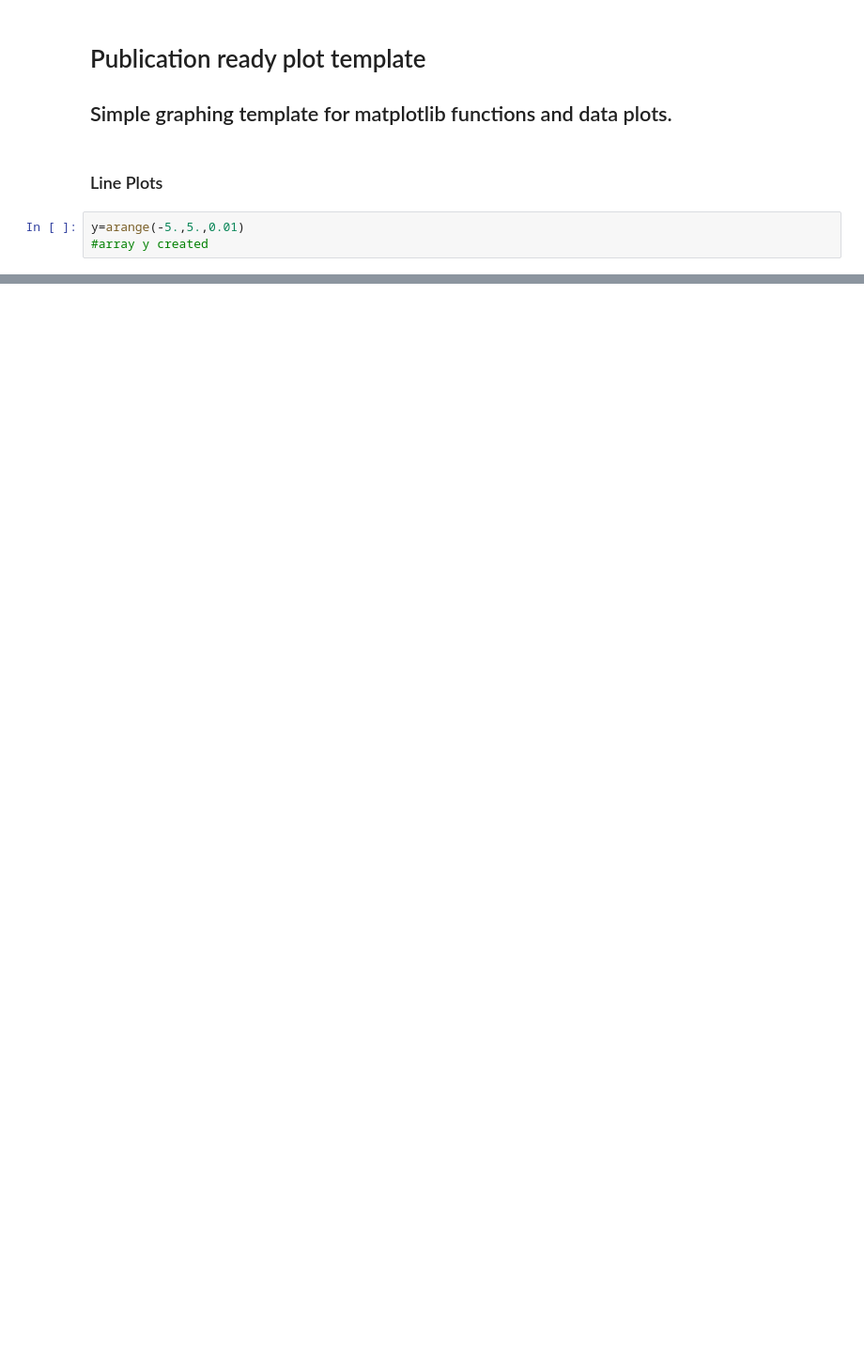
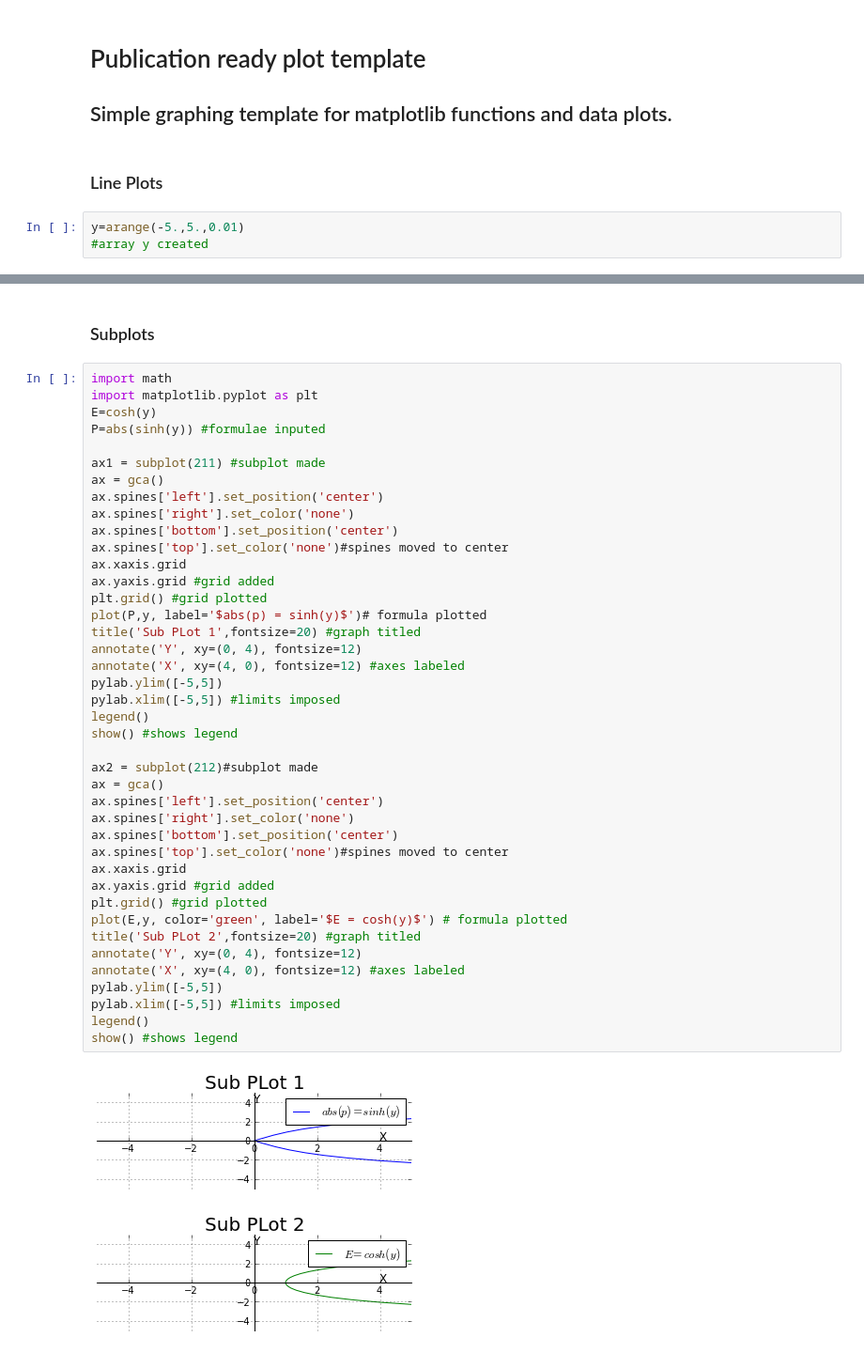
Before and after one commit to nmilgram/PHYS-202-S13, a Jupyter notebook: Week3/PlotTemplates.ipynb, the cells around one changed output, grey strips where cells are left out. Shown at 94% size. Saved outputs shown, nothing was run; the diff lists cells and outputs as text; blank space fills up the shorter version.

```diff
--- a/Week3/PlotTemplates.ipynb
+++ b/Week3/PlotTemplates.ipynb
@@ -29,0 +34,46 @@ ylim([-5,5])
+# %% [markdown]
+### Subplots
+# %%
+import math
+import matplotlib.pyplot as plt
+E=cosh(y)
+P=abs(sinh(y)) #formulae inputed
+
+ax1 = subplot(211) #subplot made
+ax = gca()
+ax.spines['left'].set_position('center')
+ax.spines['right'].set_color('none')
+ax.spines['bottom'].set_position('center')
+ax.spines['top'].set_color('none')#spines moved to center
+ax.xaxis.grid
+ax.yaxis.grid #grid added
+plt.grid() #grid plotted
+plot(P,y, label='$abs(p) = sinh(y)$')# formula plotted
+title('Sub PLot 1',fontsize=20) #graph titled
+annotate('Y', xy=(0, 4), fontsize=12)
+annotate('X', xy=(4, 0), fontsize=12) #axes labeled
+pylab.ylim([-5,5])
+pylab.xlim([-5,5]) #limits imposed
+legend()
+show() #shows legend
+
+ax2 = subplot(212)#subplot made
+ax = gca()
+ax.spines['left'].set_position('center')
+ax.spines['right'].set_color('none')
+ax.spines['bottom'].set_position('center')
+ax.spines['top'].set_color('none')#spines moved to center
+ax.xaxis.grid
+ax.yaxis.grid #grid added
+plt.grid() #grid plotted
+plot(E,y, color='green', label='$E = cosh(y)$') # formula plotted
+title('Sub PLot 2',fontsize=20) #graph titled
+annotate('Y', xy=(0, 4), fontsize=12)
+annotate('X', xy=(4, 0), fontsize=12) #axes labeled
+pylab.ylim([-5,5])
+pylab.xlim([-5,5]) #limits imposed
+legend()
+show() #shows legend
+# %% [output]
+[figure, added]
+[figure, added]
```
Also changed, not shown: parts of 3 cells of this notebook.
